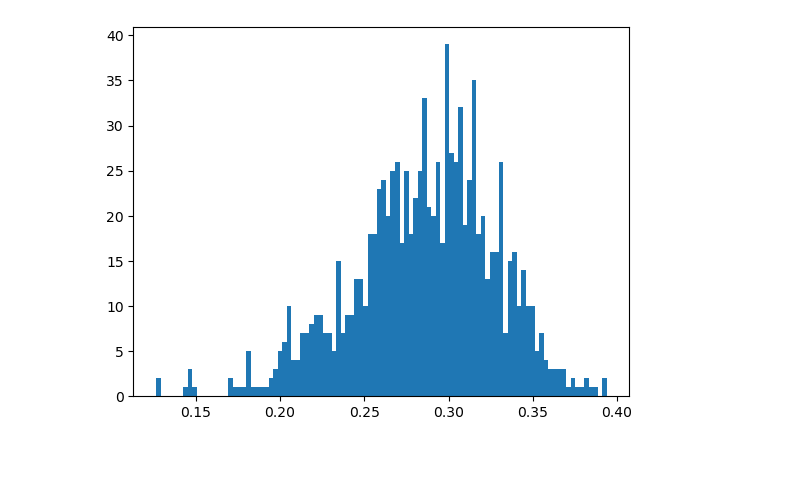
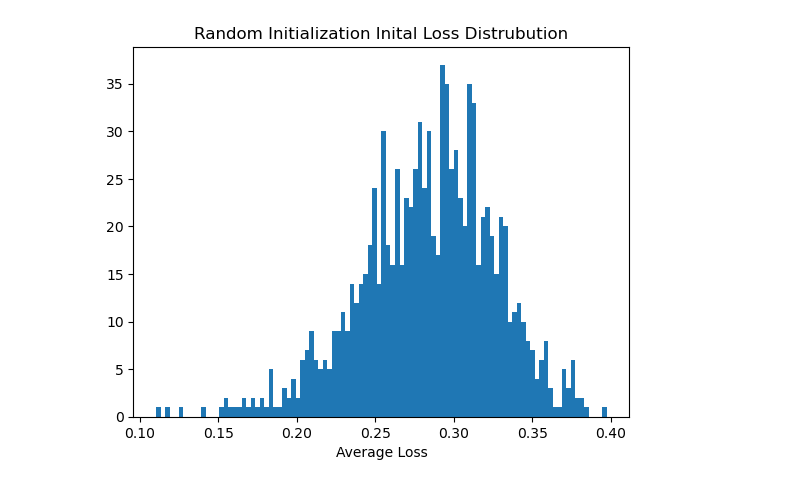
Before and after one commit to KKamp2015/PatternRecognitionMP2, a Jupyter notebook: Task2.ipynb, the cells around one changed output. Drawn from its saved outputs; the diff is of its cells as text; code cells hidden in the pictures; blank space fills up the shorter version.

```diff
--- a/Task2.ipynb
+++ b/Task2.ipynb
@@ -108,16 +108,19 @@ class Kmean:
             print('Max Itteration Reached')
 # %%
 three=ascii.read('three.csv')
-# %%
-randloss=[]
-for i in range(1000):
-    K=Kmean(three,init='rand')
-    randloss.append(K.Loss())
-plt.hist(randloss,100)
-plt.savefig('Images/Random.png',dpi=300)
-plt.show()
-# %% [output]
-[figure, removed]
+# %%
+randloss=[]
+for i in range(1000):
+    K=Kmean(three,init='rand')
+    randloss.append(K.Loss())
+plt.title('Random Initialization Inital Loss Distrubution')
+plt.xlabel('Average Loss')
+plt.hist(randloss,100)
+plt.savefig('Images/Random.png',dpi=300)
+
+plt.show()
+# %% [output]
+[figure, added]
 # %%
 forgyloss=[]
 for i in range(1000):
```
Also changed, not shown: parts of 3 cells of this notebook.
